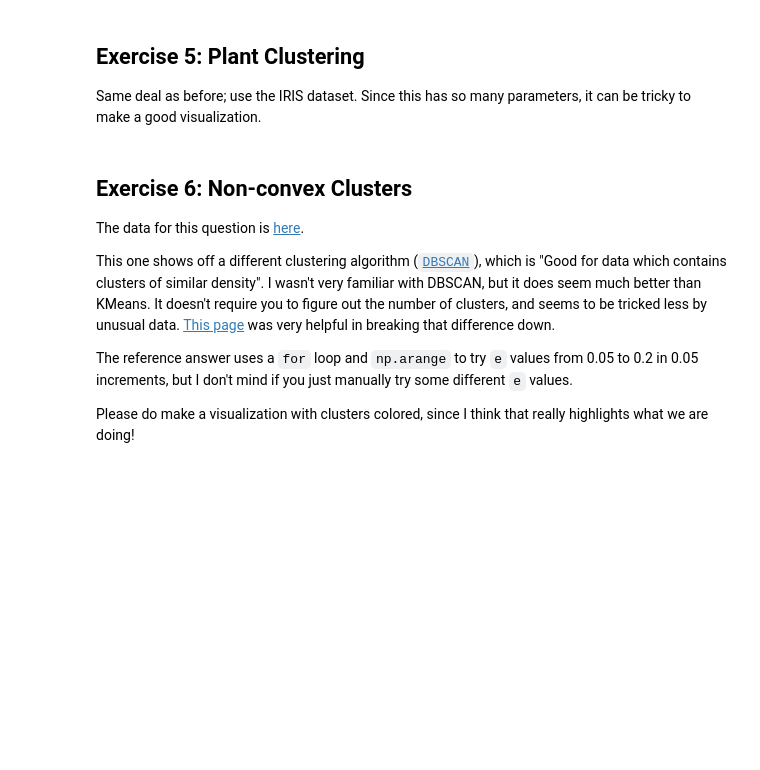
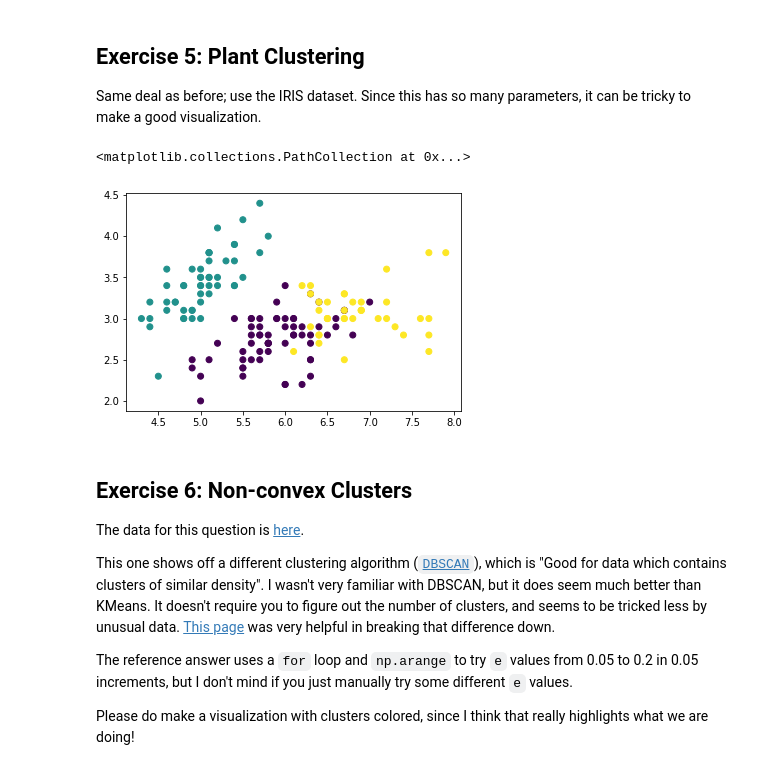
Before and after one commit to ithakker/CISC367-Projects, a Jupyter notebook: Day19/ml_exercises.ipynb, the cells around one changed output. Saved outputs shown, nothing was run; the diff lists cells and outputs as text; code cells hidden in the pictures; blank space fills up the shorter version.

```diff
--- a/Day19/ml_exercises.ipynb
+++ b/Day19/ml_exercises.ipynb
@@ -207,6 +250,21 @@ This section is one of the most interesting in my opinion. K-Means is a pretty s
 ## Exercise 5: Plant Clustering
 
 Same deal as before; use the IRIS dataset. Since this has so many parameters, it can be tricky to make a good visualization.
+# %%
+import scipy
+from sklearn.datasets import load_iris
+from sklearn.metrics import accuracy_score
+from sklearn.cluster import KMeans
+
+iris = load_iris()
+data = iris['data']
+target = iris['target']
+model = KMeans(3)
+model.fit(data)
+plt.scatter(data[:,0],data[:,1], c = model.labels_)
+# %% [output]
+<matplotlib.collections.PathCollection at 0x...>
+[figure, added]
 # %% [markdown]
 ## Exercise 6: Non-convex Clusters
 
```
Also changed, not shown: parts of 10 cells of this notebook, 3 other files.
